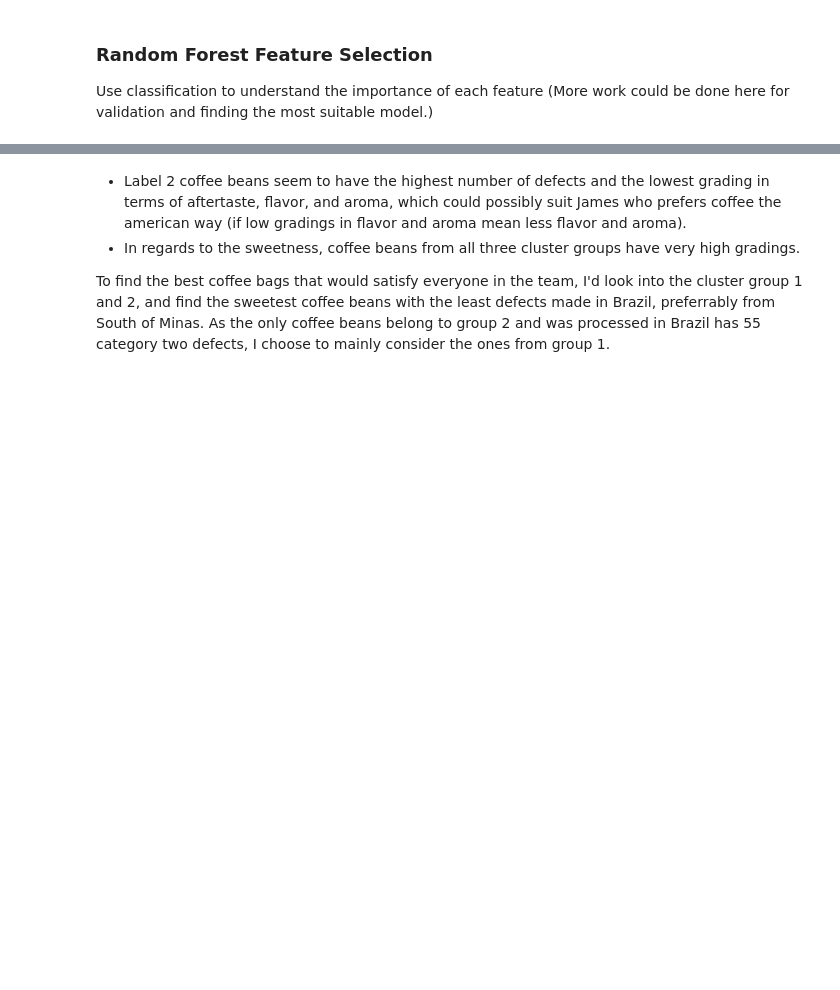
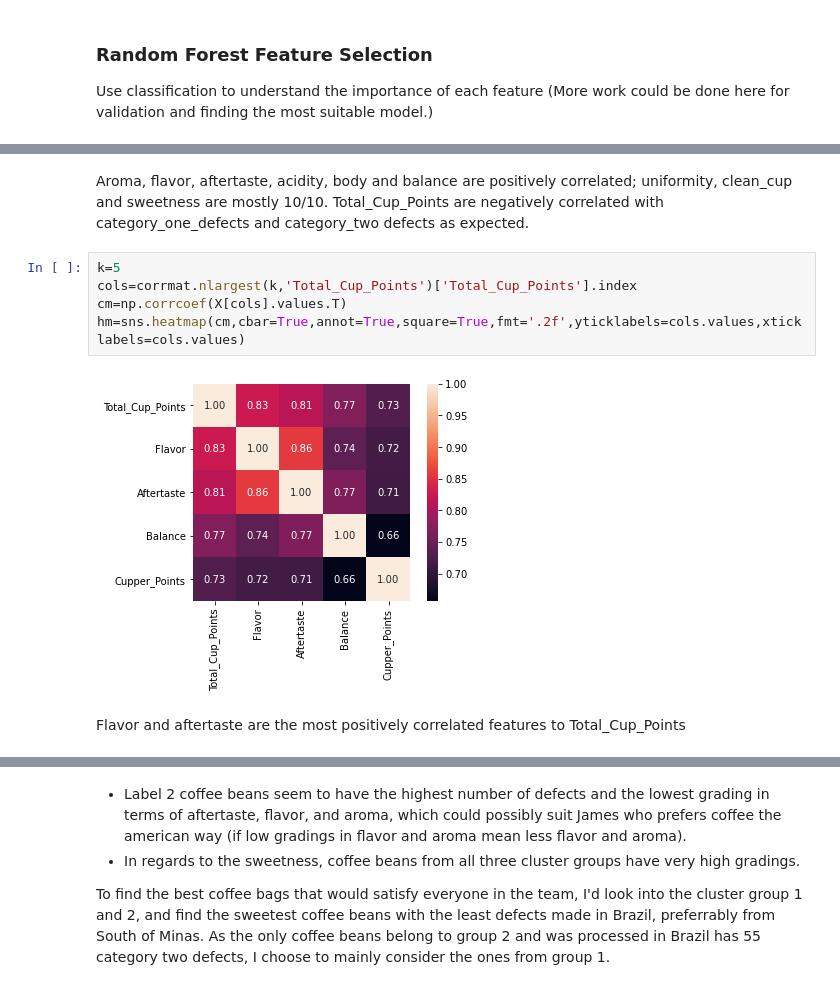
Before and after one commit to Phil-avi/coffee-quality-database, a Jupyter notebook: Exploratory Analysis.ipynb, the cells around one changed output, grey strips where cells are left out. Cells and saved outputs as stored; diff of their text form; blank space fills up the shorter version.

```diff
--- a/Exploratory Analysis.ipynb
+++ b/Exploratory Analysis.ipynb
@@ -307,0 +317,11 @@ sns.boxplot(x='group',y='Sweetness',data=arabica_df,ax=axes[2])
+# %% [markdown]
+Aroma, flavor, aftertaste, acidity, body and balance are positively correlated; uniformity, clean_cup and sweetness are mostly 10/10. Total_Cup_Points are negatively correlated with category_one_defects and category_two defects as expected.
+# %%
+k=5
+cols=corrmat.nlargest(k,'Total_Cup_Points')['Total_Cup_Points'].index
+cm=np.corrcoef(X[cols].values.T)
+hm=sns.heatmap(cm,cbar=True,annot=True,square=True,fmt='.2f',yticklabels=cols.values,xticklabels=cols.values)
+# %% [output]
+[figure, added]
+# %% [markdown]
+Flavor and aftertaste are the most positively correlated features to Total_Cup_Points
```
Also changed, not shown: parts of 11 cells of this notebook, 1 other file.
